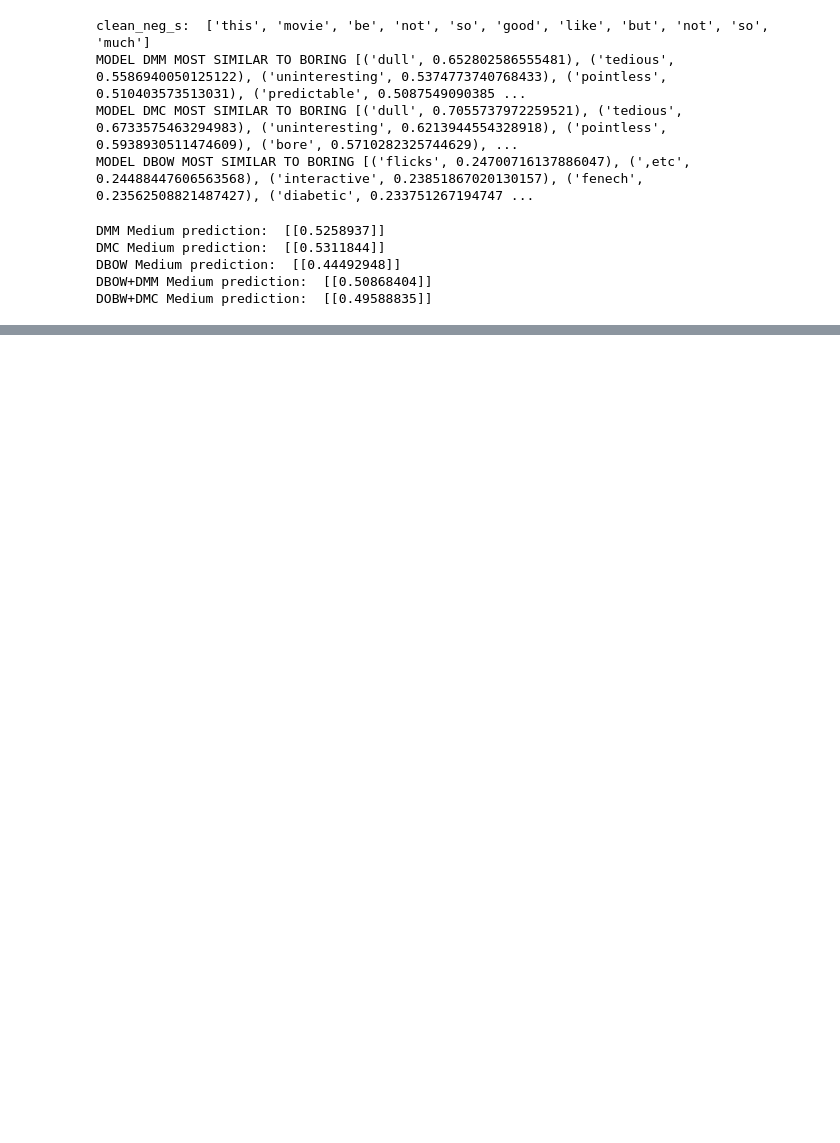
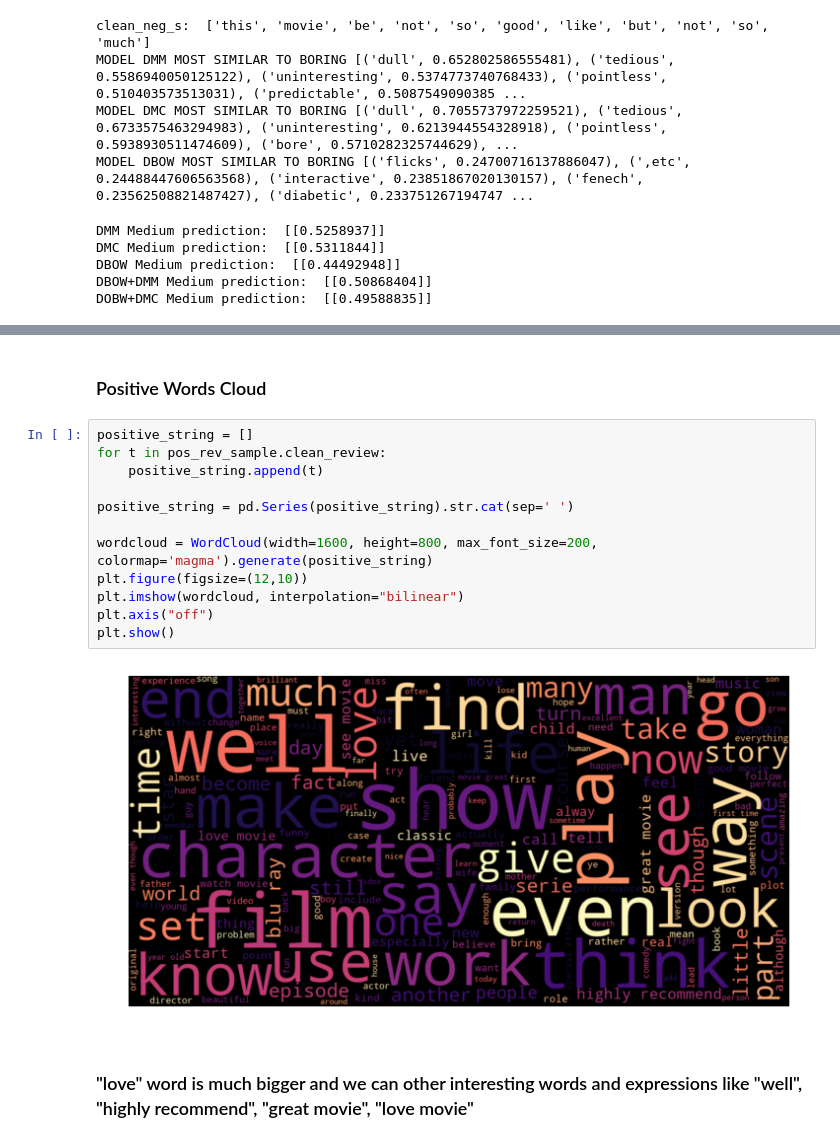
Before and after one commit to nmoguilner/doc2vec-notebook, a Jupyter notebook: Sentiment Corpus File.ipynb, the cells around one changed output, grey strips where cells are left out. Drawn from its saved outputs; the diff is of its cells as text; blank space fills up the shorter version.

```diff
--- a/Sentiment Corpus File.ipynb
+++ b/Sentiment Corpus File.ipynb
@@ -906,0 +938,18 @@ DOBW+DMC Medium prediction:  [[0.49588835]]
+# %% [markdown]
+### Positive Words Cloud
+# %%
+positive_string = []
+for t in pos_rev_sample.clean_review:
+    positive_string.append(t)
+
+positive_string = pd.Series(positive_string).str.cat(sep=' ')
+
+wordcloud = WordCloud(width=1600, height=800, max_font_size=200, colormap='magma').generate(positive_string)
+plt.figure(figsize=(12,10))
+plt.imshow(wordcloud, interpolation="bilinear")
+plt.axis("off")
+plt.show()
+# %% [output]
+[figure, added]
+# %% [markdown]
+### "love" word is much bigger and we can other interesting words and expressions like "well", "highly recommend", "great movie", "love movie"
```
Also changed, not shown: parts of 6 cells of this notebook.
